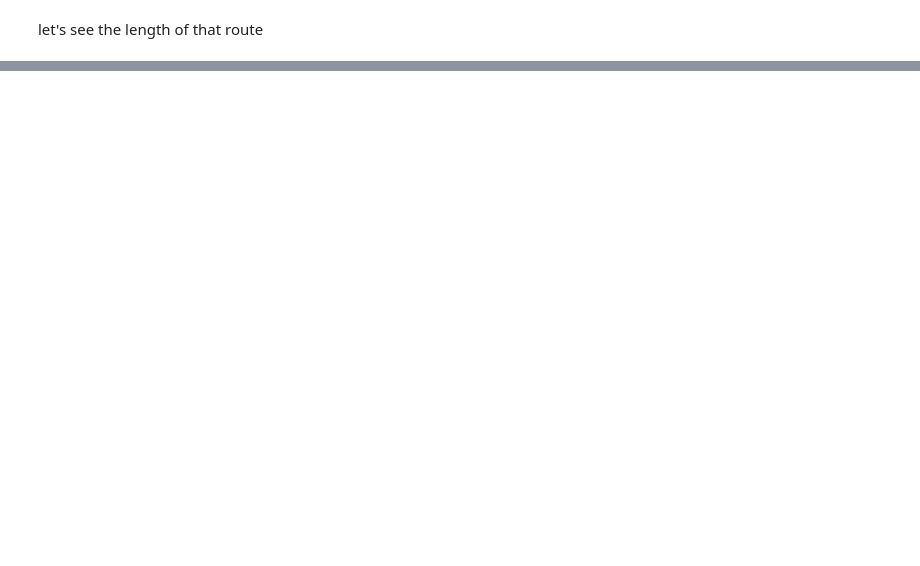
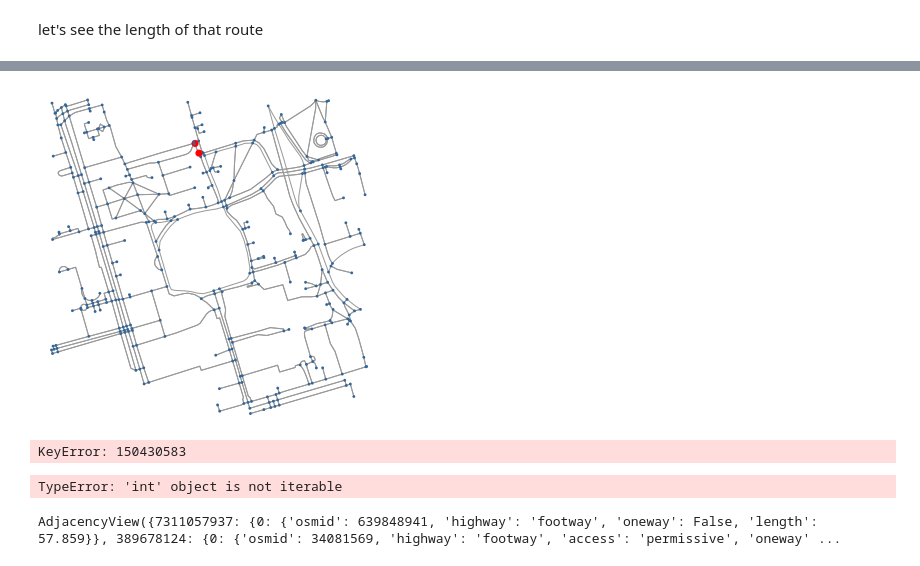
Before and after one commit to Dr-AlaaKhamis/Graph-Search-Algorithms, a Jupyter notebook: breadth_first_search.ipynb, the cells around one changed output, grey strips where cells are left out. Cells and saved outputs as stored; diff of their text form; code cells hidden in the pictures; blank space fills up the shorter version.

```diff
--- a/breadth_first_search.ipynb
+++ b/breadth_first_search.ipynb
@@ -132,0 +269,12 @@ IFrame(filepath, width=600, height=500)
+# %%
+x = [316884976, 3311164627, 150430583]
+# %%
+nc = ['r' if node in x  else '#336699' for node in G.nodes()]
+ns = [50 if node in x else 8 for node in G.nodes()]
+fig, ax = ox.plot_graph(G, node_size=ns, node_color=nc, node_zorder=2)
+# %% [output]
+[figure, added]
+# %%
+G[150430583]
+# %% [output]
+KeyError: 150430583
@@ -132,0 +283,12 @@ IFrame(filepath, width=600, height=500)
+# %%
+for node in G1:
+    for prop in node:
+        print(prop)
+        print((node[prop]))
+        print("....................................--------------------................................")
+# %% [output]
+TypeError: 'int' object is not iterable
+# %%
+G[6028562355]
+# %% [output]
+AdjacencyView({7311057937: {0: {'osmid': 639848941, 'highway': 'footway', 'oneway': False, 'length': 57.859}}, 389678124: {0: {'osmid': 34081569, 'highway': 'footway', 'access': 'permissive', 'oneway' ...
```
Also changed, not shown: parts of 20 cells of this notebook, 5 other files.
